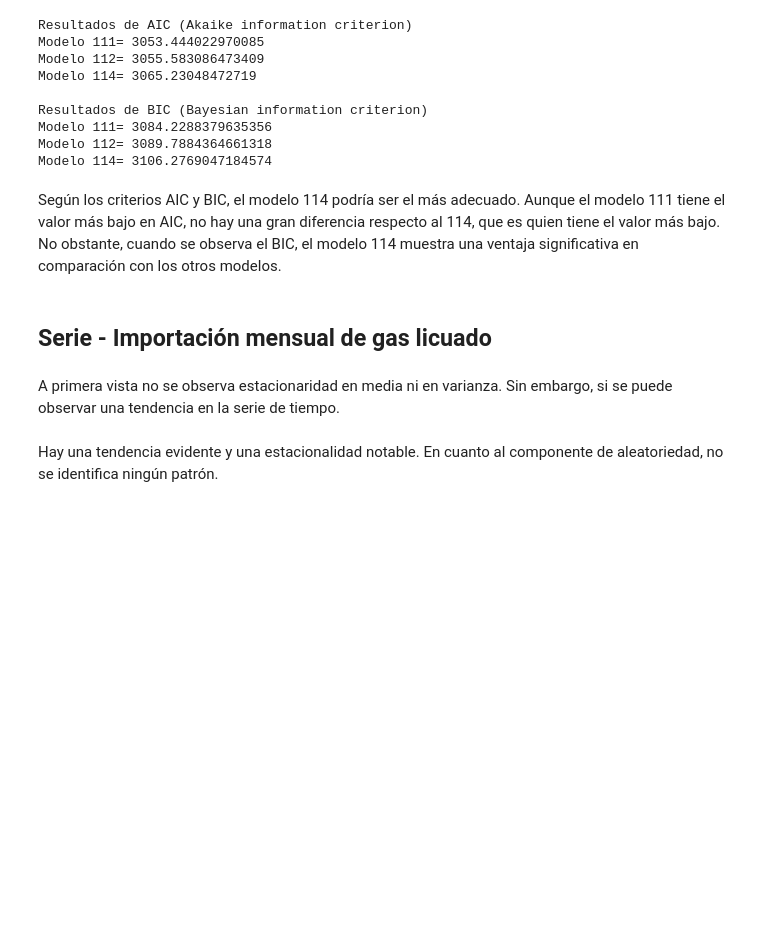
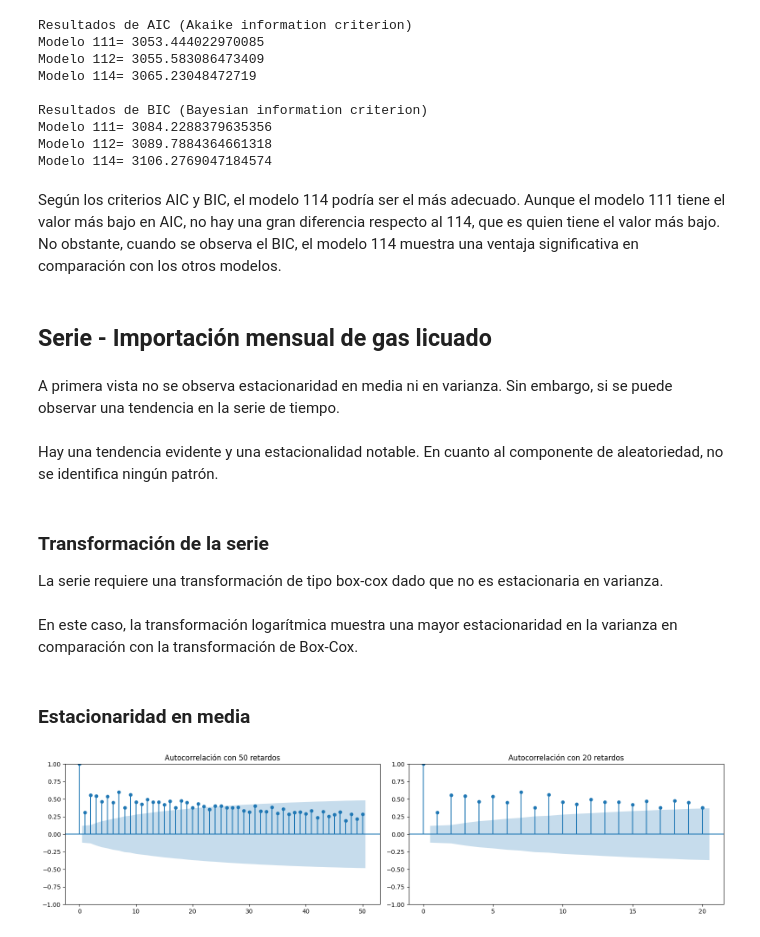
Before and after one commit to MGonza20/Lab2_DataScience, a Jupyter notebook: importaciones.ipynb, the cells around one changed output. Cells and saved outputs as stored; diff of their text form; code cells hidden in the pictures; blank space fills up the shorter version.

```diff
--- a/importaciones.ipynb
+++ b/importaciones.ipynb
@@ -461,3 +462,33 @@ fig_gl.update_layout(title='Descomposición de la serie de tiempo - Gas licuado'
 fig_gl.show()
 # %% [markdown]
 Hay una tendencia evidente y una estacionalidad notable. En cuanto al componente de aleatoriedad, no se identifica ningún patrón.
+# %% [markdown]
+### Transformación de la serie
+La serie requiere una transformación de tipo box-cox dado que no es estacionaria en varianza.
+# %%
+data_gas_licuado['gas_licuado_boxcox'] = boxcox(data_gas_licuado['gas_licuado'])[0]
+fig = px.line(data_gas_licuado, x='fecha', y='gas_licuado_boxcox', title='Gas licuado petróleo - Transformación box cox', markers=True)
+
+fig.show()
+# %%
+data_gas_licuado['gas_licuado_log'] = np.log(data_gas_licuado['gas_licuado'])
+fig = px.line(data_gas_licuado, x='fecha', y='gas_licuado_log', title='Gas licuado petróleo - Transformación logarítmica', markers=True)
+
+fig.show()
+# %% [markdown]
+En este caso, la transformación logarítmica muestra una mayor estacionaridad en la varianza en comparación con la transformación de Box-Cox.
+# %% [markdown]
+### Estacionaridad en media
+# %%
+fig, ax = plt.subplots(1, 2, figsize=(16, 4))
+
+plot_acf(data_gas_licuado['gas_licuado_log'], lags=50, ax=ax[0])
+ax[0].set_title("Autocorrelación con 50 retardos")
+
+plot_acf(data_gas_licuado['gas_licuado_log'], lags=20, ax=ax[1])
+ax[1].set_title("Autocorrelación con 20 retardos")
+
+plt.tight_layout()
+plt.show()
+# %% [output]
+[figure, added]
```
Also changed, not shown: parts of 26 cells of this notebook.
